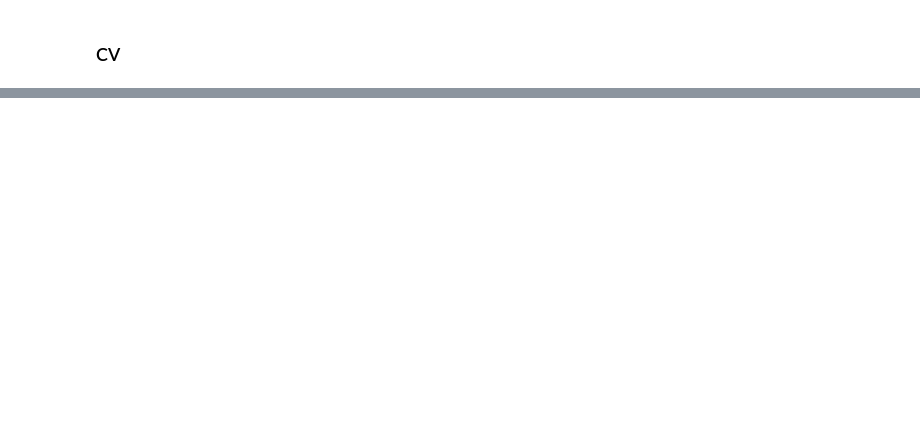
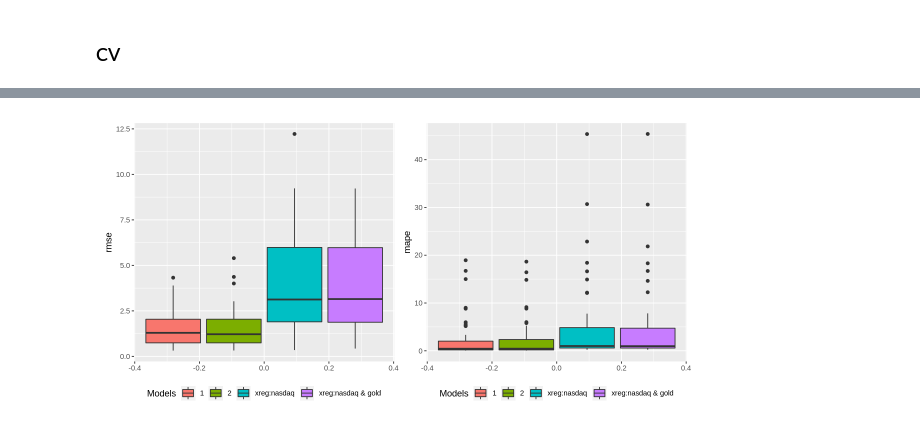
Before and after one commit to lbk209/timeseries, a Jupyter notebook: r_arima_snp500.ipynb, the cells around one changed output, grey strips where cells are left out. Cells and saved outputs as stored; diff of their text form; code cells hidden in the pictures; blank space fills up the shorter version.

```diff
--- a/r_arima_snp500.ipynb
+++ b/r_arima_snp500.ipynb
@@ -1877,6 +1964,7 @@ cv.forecast <- function(x, h, xreg=NULL) {
 # %%
-results.m03 <- my.tsCV(train2[,1], cv.forecast, h=hori, window=w, step=peri,
-                       xreg=train2[,2:5])
+results.m03 <- my.tsCV(train2n[,1], cv.forecast, h=hori, window=w, step=peri,
+                       xreg=xreg)
+m3.r2 <- n.get_result(results.m03, 'xreg:nasdaq')
 # %% [output]
  Fitting models using approximations to speed things up...
 
@@ -1917,2 +1985,0 @@ results.m03 <- my.tsCV(train2[,1], cv.forecast, h=hori, window=w, step=peri,
-# %%
-results <- rbind(results, n.get_result(results.m03, 3))
@@ -1929,0 +1986,3 @@ n.plot_errors(results[results$cs != 2,])
+# %%
+xreg <- train2n[,3:4]
+head(xreg)
@@ -1929,0 +1997,4 @@ n.plot_errors(results[results$cs != 2,])
+# %%
+results.m03 <- my.tsCV(train2n[,1], cv.forecast, h=hori, window=w, step=peri,
+                       xreg=xreg)
+m3.r3 <- n.get_result(results.m03, 'xreg:nasdaq & gold')
@@ -1929,0 +2019,7 @@ n.plot_errors(results[results$cs != 2,])
+# %%
+rn <- rbind(m1.r2, m2.r1)
+rn <- rbind(rn, m3.r2)
+rn <- rbind(rn, m3.r3)
+n.plot_errors(rn)
+# %% [output]
+[figure, added]
```
Also changed, not shown: parts of 41 cells of this notebook.
